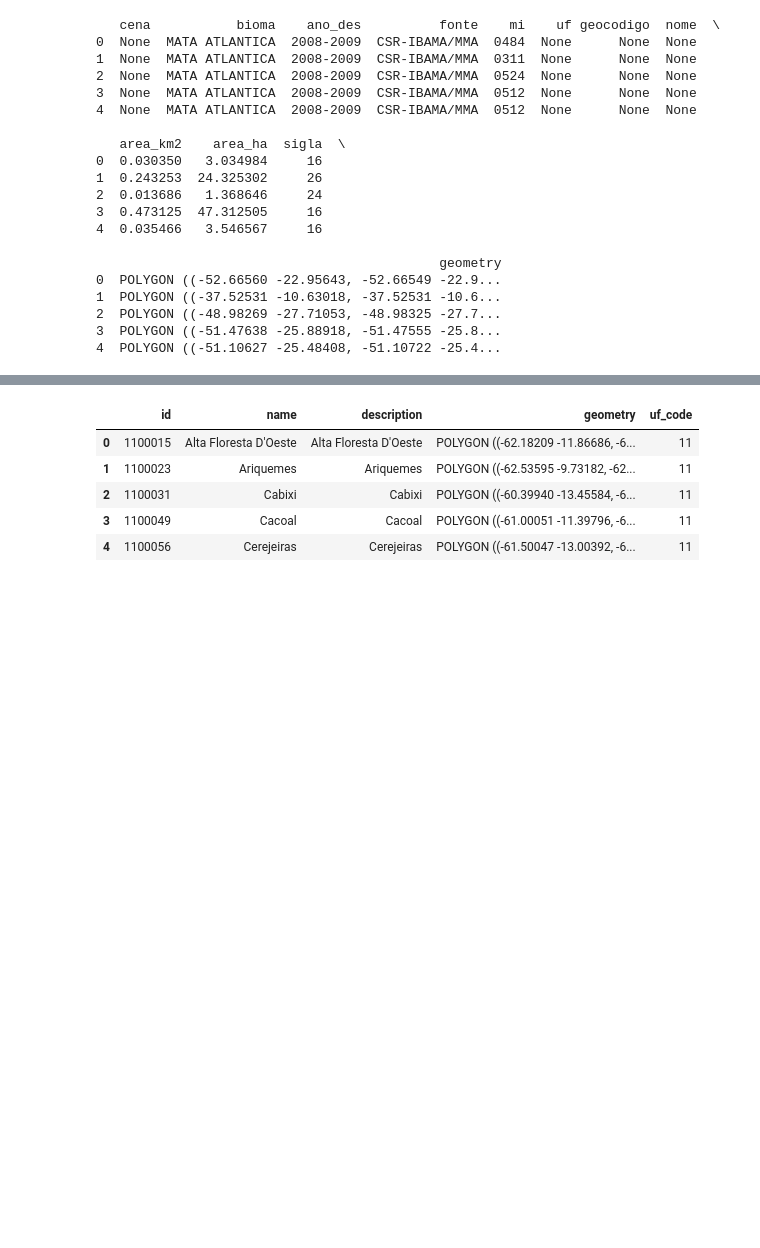
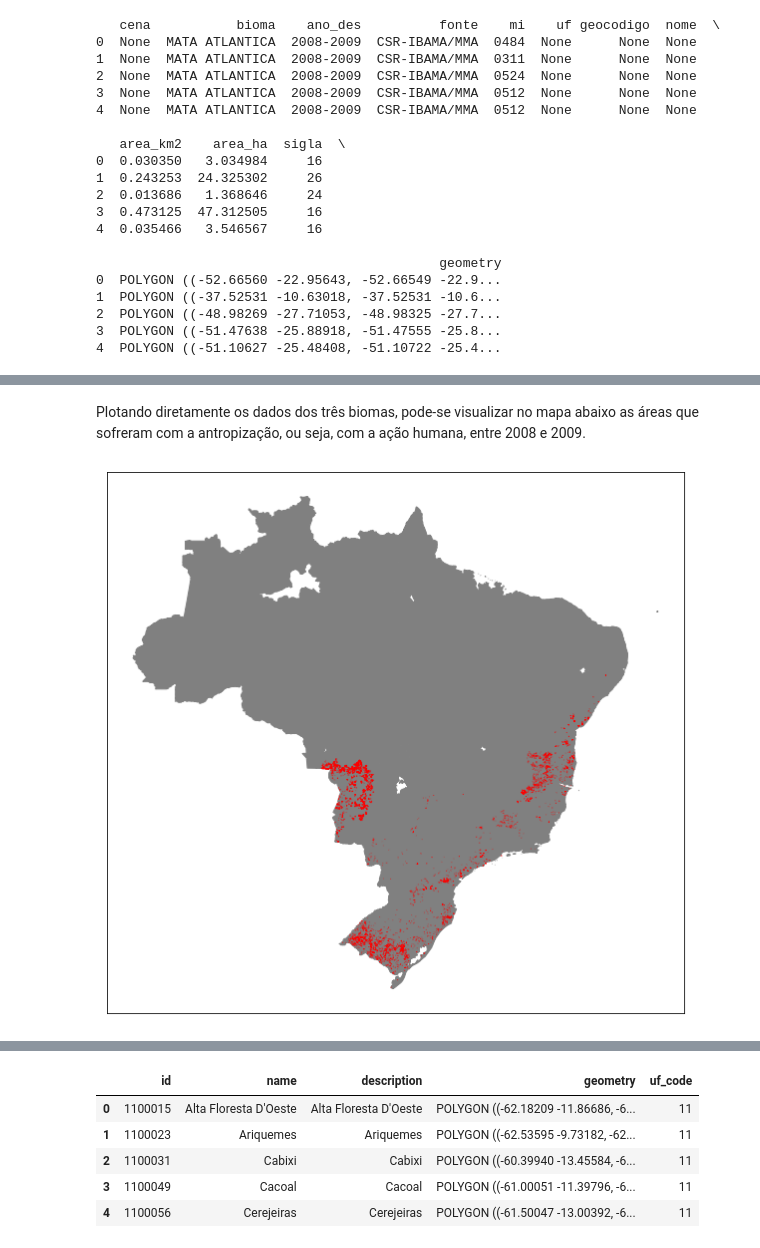
Before and after one commit to Perez-Amanda/Banco_de_Dados-A2, a Jupyter notebook: migrations.ipynb, the cells around one changed output, grey strips where cells are left out. Cells and saved outputs as stored; diff of their text form; code cells hidden in the pictures; blank space fills up the shorter version.

```diff
--- a/migrations.ipynb
+++ b/migrations.ipynb
@@ -217,3 +206,20 @@ print(mata_atl.head())
 2  POLYGON ((-48.98269 -27.71053, -48.98325 -27.7...
 3  POLYGON ((-51.47638 -25.88918, -51.47555 -25.8...
 4  POLYGON ((-51.10627 -25.48408, -51.10722 -25.4...
+# %%
+parsed_data3 = [[item['properties']['cena'],
+                 item['properties']['bioma'],
+                 item['properties']['ano_des'],
+                 item['properties']['fonte'],
+                 item['properties']['mi'],
+                 item['properties']['uf'],
+                 item['properties']['geocodigo'],
+                 item['properties']['nome'],
+                 item['properties']['area_km2'],
+                 item['properties']['area_ha'],
+                 item['properties']['sigla'],
+                 Polygon(item['geometry']['coordinates'][0][0])] for item in pampa_json]
+pampa = gpd.GeoDataFrame(data=parsed_data3, columns=['cena', 'bioma', 'ano_des', 'fonte', 'mi',
+                                                        'uf', 'geocodigo', 'nome', 'area_km2',
+                                                        'area_ha', 'sigla', 'geometry'])
+print(pampa.head())
@@ -219,0 +247,17 @@ print(mata_atl.head())
+# %%
+parsed_data4 = [[item['properties']['cena'],
+                 item['properties']['bioma'],
+                 item['properties']['ano_des'],
+                 item['properties']['fonte'],
+                 item['properties']['mi'],
+                 item['properties']['uf'],
+                 item['properties']['geocodigo'],
+                 item['properties']['nome'],
+                 item['properties']['area_km2'],
+                 item['properties']['area_ha'],
+                 item['properties']['sigla'],
+                 Polygon(item['geometry']['coordinates'][0][0])] for item in pantanal_json]
+pantanal = gpd.GeoDataFrame(data=parsed_data4, columns=['cena', 'bioma', 'ano_des', 'fonte', 'mi',
+                                                        'uf', 'geocodigo', 'nome', 'area_km2',
+                                                        'area_ha', 'sigla', 'geometry'])
+print(pantanal.head())
@@ -219,0 +285,14 @@ print(mata_atl.head())
+# %%
+#Juntando os dados em um único DataFrame
+frames = [mata_atl, pampa, pantanal]
+biomas = pd.concat(frames)
+# %% [markdown]
+Plotando diretamente os dados dos três biomas, pode-se visualizar no mapa abaixo as áreas que sofreram com a antropização, ou seja, com a ação humana, entre 2008 e 2009.
+# %%
+a = dados.plot(color='grey', edgecolor='grey', figsize=(20, 10))
+biomas.plot(ax=a, color='red', edgecolor='red', figsize=(20, 10))
+plt.xticks(())
+plt.yticks(())
+plt.show()
+# %% [output]
+[figure, added]
```
Also changed, not shown: parts of 29 cells of this notebook.
